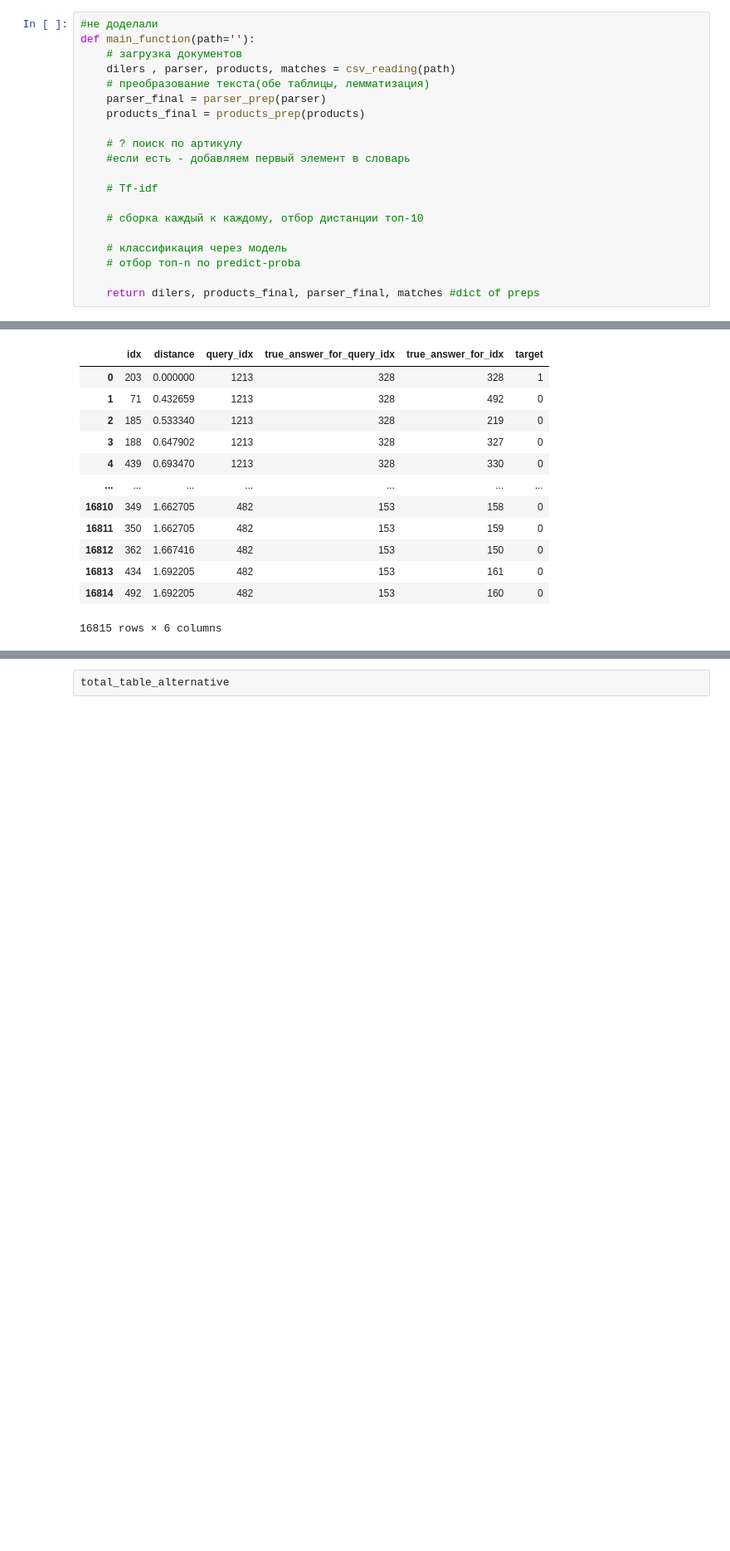
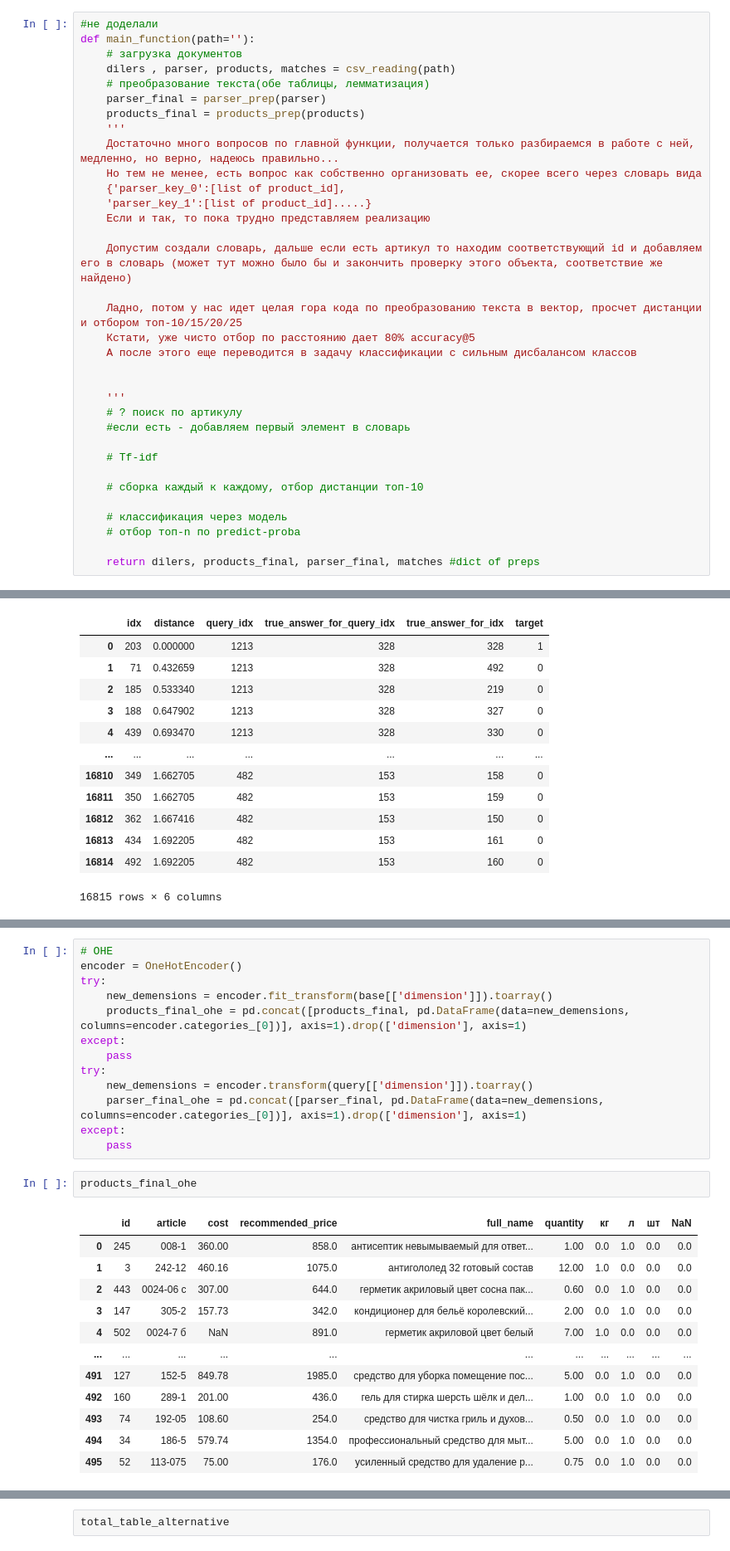
Before and after one commit to Prosept-4/DS, a Jupyter notebook: Prosept_4_Minaychev_main.ipynb, the cells around one changed output, grey strips where cells are left out. Shown at 83% size. Saved outputs shown, nothing was run; the diff lists cells and outputs as text; blank space fills up the shorter version.

```diff
--- a/Prosept_4_Minaychev_main.ipynb
+++ b/Prosept_4_Minaychev_main.ipynb
@@ -209,7 +223,21 @@ def main_function(path=''):
     # преобразование текста(обе таблицы, лемматизация)
     parser_final = parser_prep(parser)
     products_final = products_prep(products)
+    '''
+    Достаточно много вопросов по главной функции, получается только разбираемся в работе с ней, медленно, но верно, надеюсь правильно...
+    Но тем не менее, есть вопрос как собственно организовать ее, скорее всего через словарь вида
+    {'parser_key_0':[list of product_id],
+    'parser_key_1':[list of product_id].....}
+    Если и так, то пока трудно представляем реализацию
 
+    Допустим создали словарь, дальше если есть артикул то находим соответствующий id и добавляем его в словарь (может тут можно было бы и закончить проверку этого объекта, соответствие же найдено)
+
+    Ладно, потом у нас идет целая гора кода по преобразованию текста в вектор, просчет дистанции и отбором топ-10/15/20/25
+    Кстати, уже чисто отбор по расстоянию дает 80% accuracy@5
+    А после этого еще переводится в задачу классификации с сильным дисбалансом классов
+
+
+    '''
     # ? поиск по артикулу
     #если есть - добавляем первый элемент в словарь
 
@@ -574,0 +575,28 @@ total_table_alternative = df_for_cb.merge(train_f['feats'],
+# %%
+# OHE
+encoder = OneHotEncoder()
+try:
+    new_demensions = encoder.fit_transform(base[['dimension']]).toarray()
+    products_final_ohe = pd.concat([products_final, pd.DataFrame(data=new_demensions, columns=encoder.categories_[0])], axis=1).drop(['dimension'], axis=1)
+except:
+    pass
+try:
+    new_demensions = encoder.transform(query[['dimension']]).toarray()
+    parser_final_ohe = pd.concat([parser_final, pd.DataFrame(data=new_demensions, columns=encoder.categories_[0])], axis=1).drop(['dimension'], axis=1)
+except:
+    pass
+# %%
+products_final_ohe
+# %% [output]
+|  | id | article | cost | recommended_price | full_name | quantity | кг | л | шт | NaN |
+| 0 | 245 | 008-1 | 360.00 | 858.0 | антисептик невымываемый для ответ... | 1.00 | 0.0 | 1.0 | 0.0 | 0.0 |
+| 1 | 3 | 242-12 | 460.16 | 1075.0 | антигололед 32 готовый состав | 12.00 | 1.0 | 0.0 | 0.0 | 0.0 |
+| 2 | 443 | 0024-06 с | 307.00 | 644.0 | герметик акриловый цвет сосна пак... | 0.60 | 0.0 | 1.0 | 0.0 | 0.0 |
+| 3 | 147 | 305-2 | 157.73 | 342.0 | кондиционер для бельё королевский... | 2.00 | 0.0 | 1.0 | 0.0 | 0.0 |
+| 4 | 502 | 0024-7 б | NaN | 891.0 | герметик акриловой цвет белый | 7.00 | 1.0 | 0.0 | 0.0 | 0.0 |
+| ... | ... | ... | ... | ... | ... | ... | ... | ... | ... | ... |
+| 491 | 127 | 152-5 | 849.78 | 1985.0 | средство для уборка помещение пос... | 5.00 | 0.0 | 1.0 | 0.0 | 0.0 |
+| 492 | 160 | 289-1 | 201.00 | 436.0 | гель для стирка шерсть шёлк и дел... | 1.00 | 0.0 | 1.0 | 0.0 | 0.0 |
+| 493 | 74 | 192-05 | 108.60 | 254.0 | cредство для чистка гриль и духов... | 0.50 | 0.0 | 1.0 | 0.0 | 0.0 |
+| 494 | 34 | 186-5 | 579.74 | 1354.0 | профессиональный средство для мыт... | 5.00 | 0.0 | 1.0 | 0.0 | 0.0 |
+| 495 | 52 | 113-075 | 75.00 | 176.0 | усиленный средство для удаление р... | 0.75 | 0.0 | 1.0 | 0.0 | 0.0 |
```
Also changed, not shown: parts of 23 cells of this notebook.
